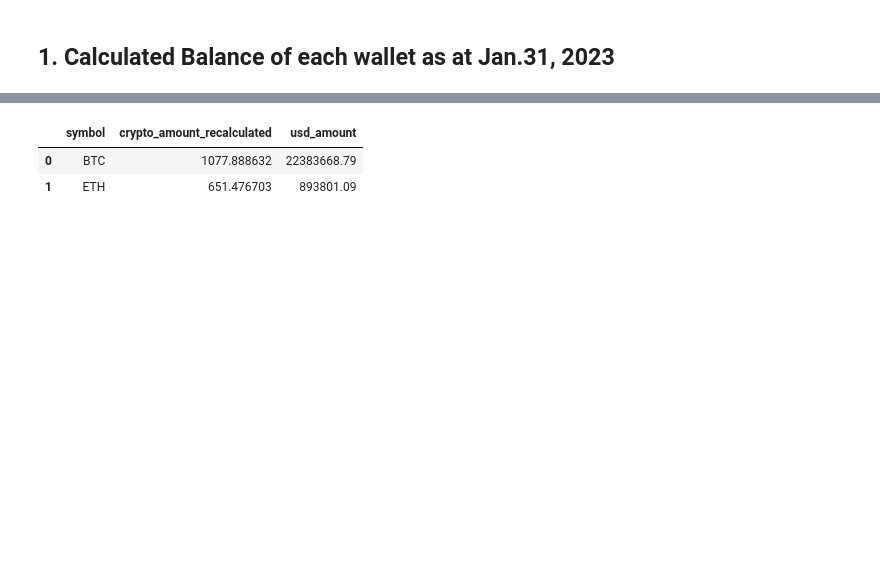
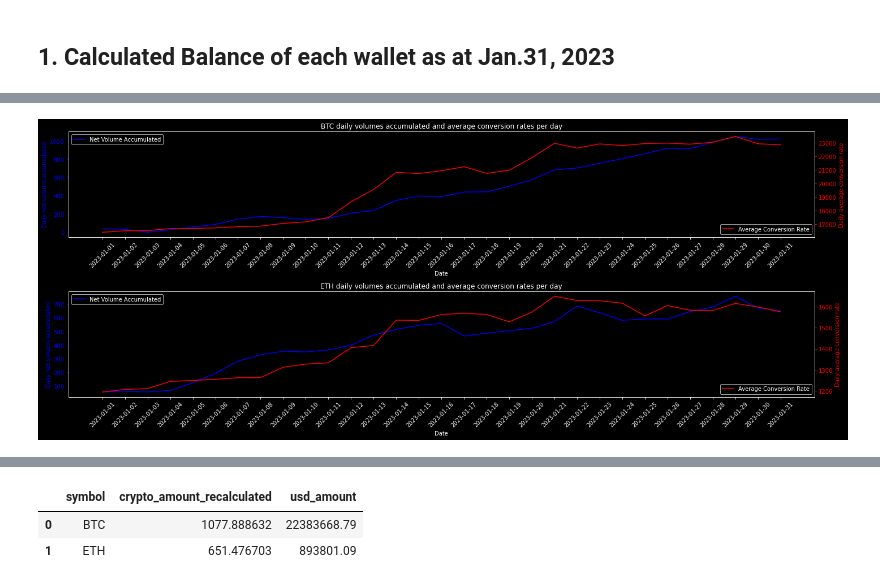
Before and after one commit to ferseguias/ft_interview_test, a Jupyter notebook: crypto_deposits.ipynb, the cells around one changed output, grey strips where cells are left out. Saved outputs shown, nothing was run; the diff lists cells and outputs as text; code cells hidden in the pictures; blank space fills up the shorter version.

```diff
--- a/crypto_deposits.ipynb
+++ b/crypto_deposits.ipynb
@@ -28,6 +28,10 @@ If the balance of the wallets were as indicated below as at Dec.31, 2022 please
 # %%
 import pandas as pd
 import numpy as np
+import requests
+import matplotlib.pyplot as plt
+
+plt.style.use('dark_background')
 # %% [markdown]
 ## load data from excel
 # %%
@@ -87,0 +166,16 @@ crypto_tx_jan23
+# %%
+btc = crypto_deposits.loc[crypto_deposits['symbol'] == 'BTC']
+eth = crypto_deposits.loc[crypto_deposits['symbol'] == 'ETH']
+
+btc = btc.groupby(btc.index.to_period('D'))[['crypto_amount', 'buy_rate']].agg({'crypto_amount':'sum', 'buy_rate':'mean'})
+btc = btc.reset_index()
+btc['crypto_amount_accum'] = btc['crypto_amount'].cumsum()
+btc['datetime'] = btc['datetime'].astype(str)
+
+eth = eth.groupby(eth.index.to_period('D'))[['crypto_amount', 'buy_rate']].agg({'crypto_amount':'sum', 'buy_rate':'mean'})
+eth = eth.reset_index()
+eth['crypto_amount_accum'] = eth['crypto_amount'].cumsum()
+eth['datetime'] = eth['datetime'].astype(str)
+
+display(btc.head(3))
+display(eth.head(3))
@@ -87,0 +191,48 @@ crypto_tx_jan23
+# %%
+fig, (ax1, ax2) = plt.subplots(2, 1, figsize=(20,8))
+
+btc_x = btc['datetime']
+btc_y1 = btc['crypto_amount_accum']
+btc_y2 = btc['buy_rate']
+
+ax1_ = ax1.twinx()
+
+ax1.plot(btc_x, btc_y1, 'b-', label='Net Volume Accumulated')
+ax1.set_xlabel('Date')
+ax1.set_ylabel('Daily net volumn accumulated', color='b')
+ax1.tick_params('y', colors='b')
+
+ax1_.plot(btc_x, btc_y2, 'r-', label='Average Conversion Rate')
+ax1_.set_ylabel('Daily average conversion rate', color='r')
+ax1_.tick_params('y', colors='r')
+ax1.set_title('BTC daily volumes accumulated and average conversion rates per day')
+
+eth_x = eth['datetime']
+eth_y1 = eth['crypto_amount_accum']
+eth_y2 = eth['buy_rate']
+
+ax2_ = ax2.twinx()
+
+ax2.plot(eth_x, eth_y1, 'b-', label='Net Volume Accumulated')
+ax2.set_xlabel('Date')
+ax2.set_ylabel('Daily net volumn accumulated', color='b')
+ax2.tick_params('y', colors='b')
+
+ax2_.plot(eth_x, eth_y2, 'r-', label='Average Conversion Rate')
+ax2_.set_ylabel('Daily average conversion rate', color='r')
+ax2_.tick_params('y', colors='r')
+ax2.set_title('ETH daily volumes accumulated and average conversion rates per day')
+
+plt.setp(ax1.get_xticklabels(), rotation=45)
+plt.setp(ax2.get_xticklabels(), rotation=45)
+
+ax1.legend(loc='upper left')
+ax1_.legend(loc='lower right')
+ax2.legend(loc='upper left')
+ax2_.legend(loc='lower right')
+
+plt.tight_layout()
+
+plt.show()
+# %% [output]
+[figure, added]
```
Also changed, not shown: parts of 27 cells of this notebook.
